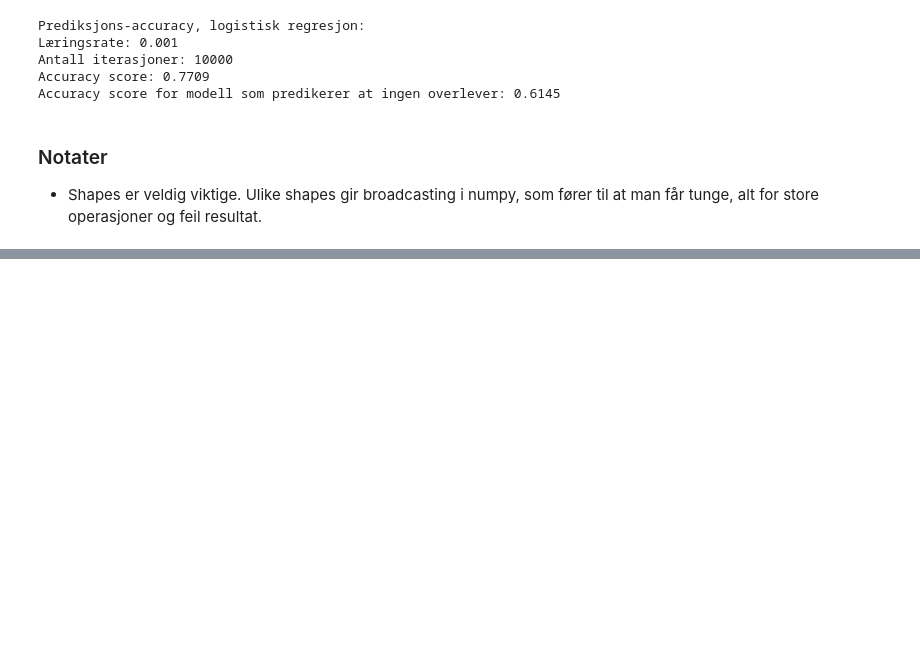
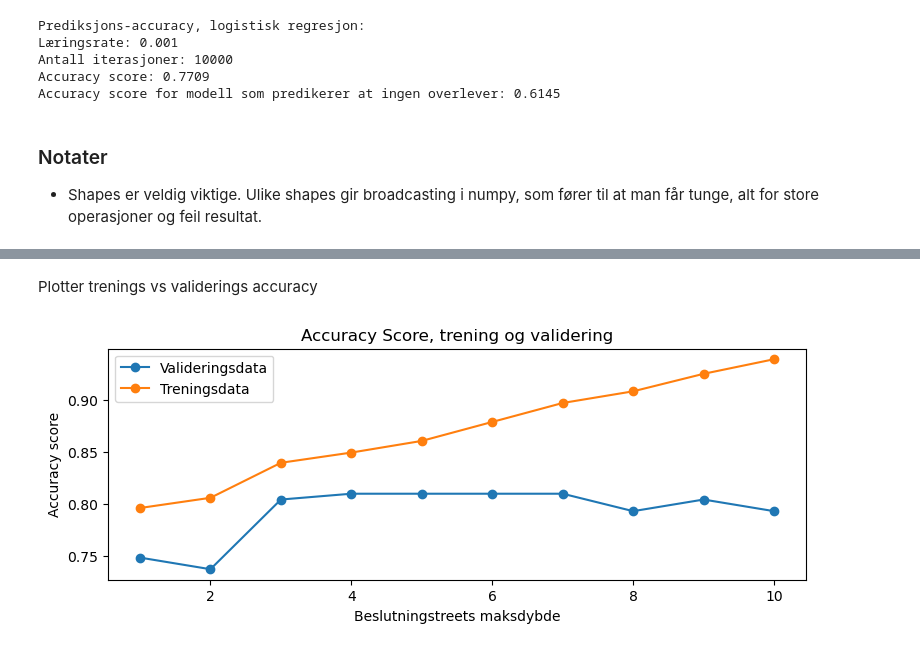
Before and after one commit to aadnerol/HON2200, a Jupyter notebook: oblig/code/oppgave.ipynb, the cells around one changed output, grey strips where cells are left out. Cells and saved outputs as stored; diff of their text form; code cells hidden in the pictures; blank space fills up the shorter version.

```diff
--- a/oblig/code/oppgave.ipynb
+++ b/oblig/code/oppgave.ipynb
@@ -253,0 +340,21 @@ Accuracy score for modell som predikerer at ingen overlever: 0.6145
+# %%
+maksybder = np.arange(1, 11, 1)
+accuracies_val = []
+accuracies_train = []
+
+for dybde in maksybder:
+    tre = tree.DecisionTreeClassifier(max_depth=dybde)
+    tre = tre.fit(X_train, y_train)
+    # Valideringsdata
+    y_hat_val = tre.predict(X_val)
+    acc_val = accuracy_score(y_true=y_val, y_pred=y_hat_val)
+    accuracies_val.append(acc_val)
+    # Treningsdata (sjekke overfitting)
+    y_hat_train = tre.predict(X_train)
+    acc_test = accuracy_score(y_true=y_train, y_pred=y_hat_train)
+    accuracies_train.append(acc_test)
+
+accuracies_val=np.round(accuracies_val, 4)
+# print(accuracies)
+for dybde in maksybder:
+    print(f"Accuracy med maksdybde {dybde}: {accuracies_val[dybde-1]}")
@@ -253,0 +372,13 @@ Accuracy score for modell som predikerer at ingen overlever: 0.6145
+# %% [markdown]
+Plotter trenings vs validerings accuracy
+# %%
+plt.figure(figsize=(9,3))
+plt.plot(maksybder, accuracies_val,marker="o", label = "Valideringsdata")
+plt.plot(maksybder, accuracies_train, marker="o", label="Treningsdata")
+plt.title("Accuracy Score, trening og validering")
+plt.ylabel("Accuracy score")
+plt.xlabel("Beslutningstreets maksdybde")
+plt.legend()
+plt.savefig("../figures/acc_score_maksdybde_10.pdf", format="pdf")
+# %% [output]
+[figure, added]
```
Also changed, not shown: parts of 18 cells of this notebook, 5 other files.
